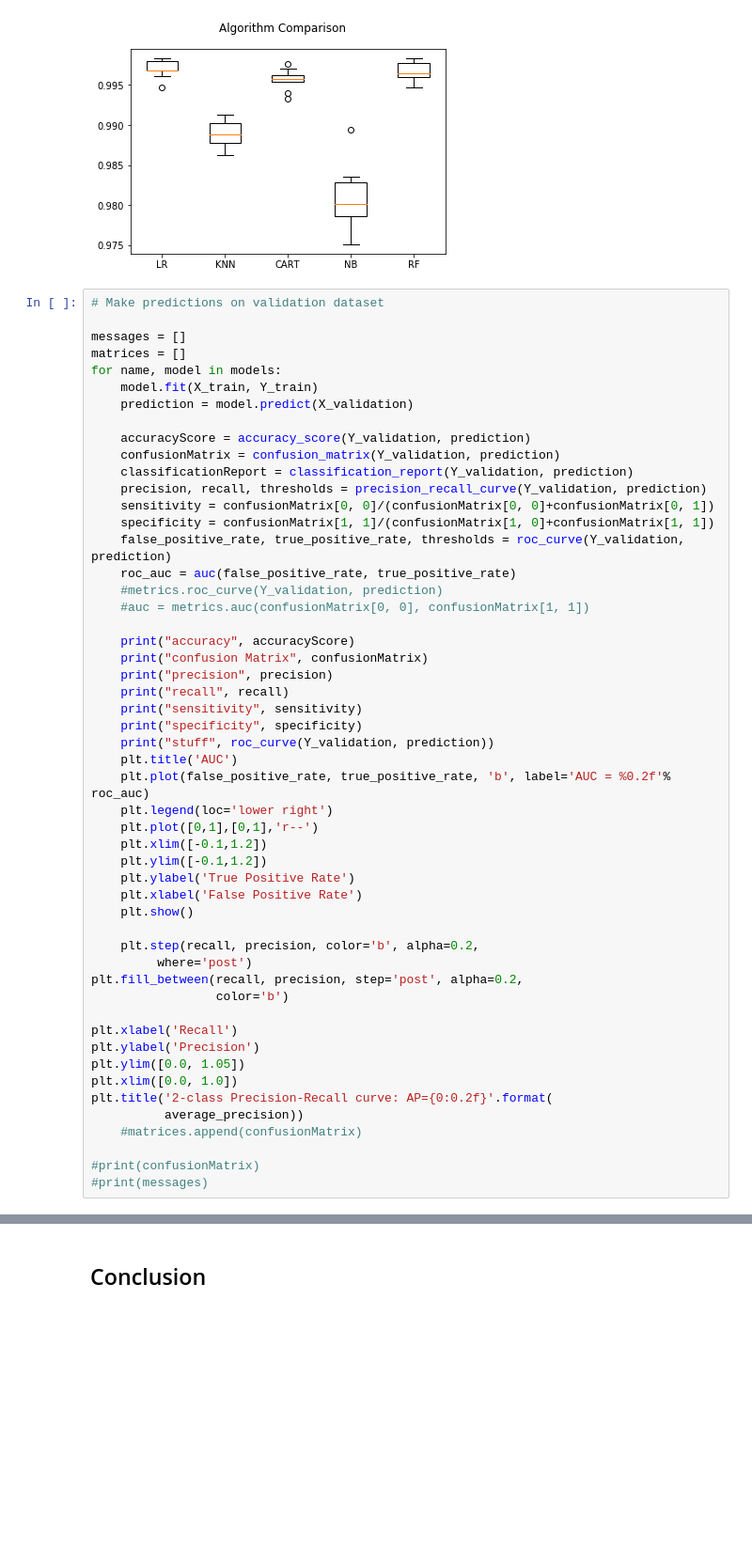
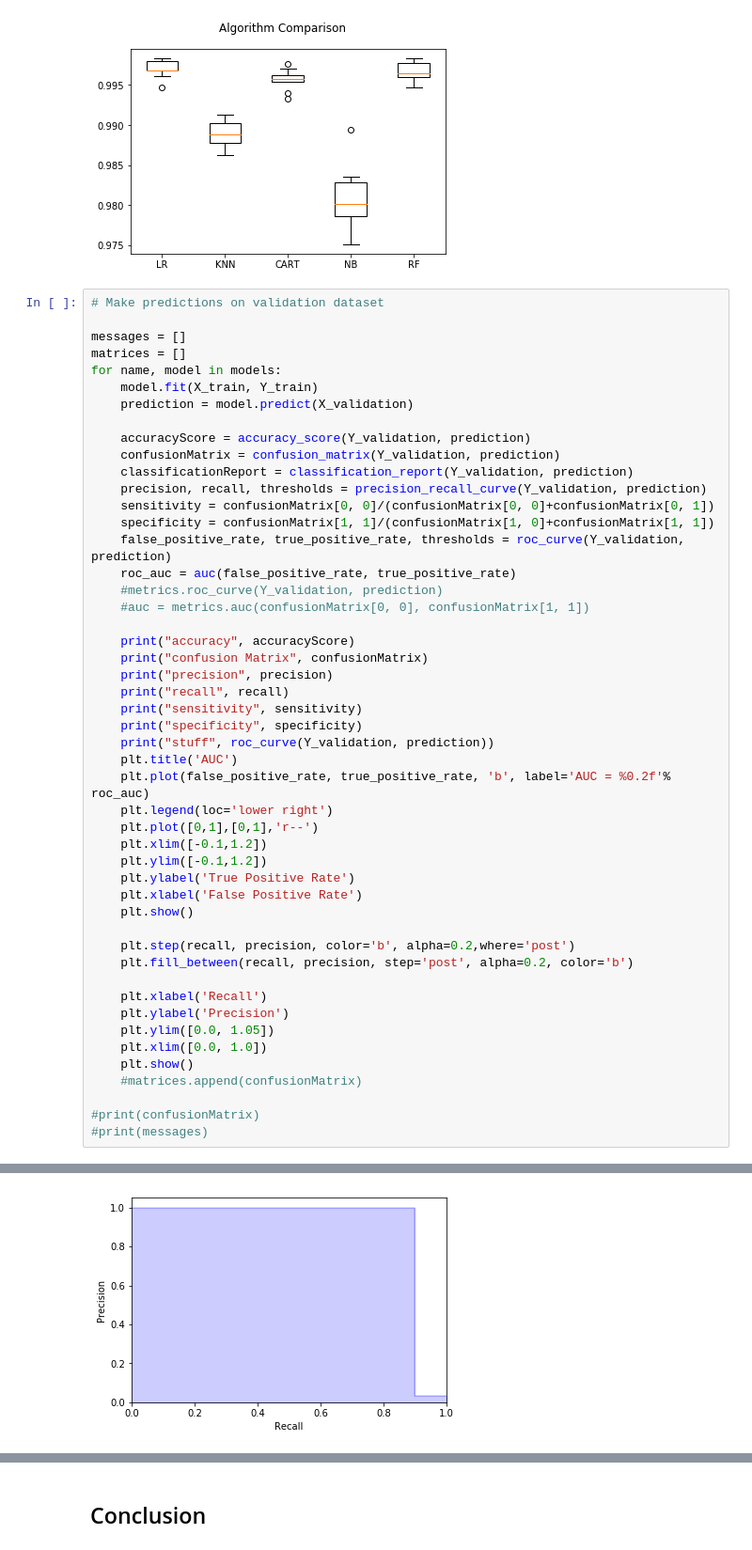
Before and after one commit to TCSS-555-Machine-Learning/Project-3-Sepsis, a Jupyter notebook: Sepsis.ipynb, the cells around one changed output, grey strips where cells are left out. Shown: that part at 94% size. Drawn from its saved outputs; the diff is of its cells as text; blank space fills up the shorter version.

```diff
--- a/Sepsis.ipynb
+++ b/Sepsis.ipynb
@@ -300,43 +300,41 @@ for name, model in models:
     print("precision", precision)
     print("recall", recall)
     print("sensitivity", sensitivity)
     print("specificity", specificity)
     print("stuff", roc_curve(Y_validation, prediction))
     plt.title('AUC')
     plt.plot(false_positive_rate, true_positive_rate, 'b', label='AUC = %0.2f'% roc_auc)
     plt.legend(loc='lower right')
     plt.plot([0,1],[0,1],'r--')
     plt.xlim([-0.1,1.2])
     plt.ylim([-0.1,1.2])
     plt.ylabel('True Positive Rate')
     plt.xlabel('False Positive Rate')
     plt.show()
 
-    plt.step(recall, precision, color='b', alpha=0.2,
-         where='post')
-plt.fill_between(recall, precision, step='post', alpha=0.2,
-                 color='b')
+    plt.step(recall, precision, color='b', alpha=0.2,where='post')
+    plt.fill_between(recall, precision, step='post', alpha=0.2, color='b')
 
-plt.xlabel('Recall')
-plt.ylabel('Precision')
-plt.ylim([0.0, 1.05])
-plt.xlim([0.0, 1.0])
-plt.title('2-class Precision-Recall curve: AP={0:0.2f}'.format(
-          average_precision))
+    plt.xlabel('Recall')
+    plt.ylabel('Precision')
+    plt.ylim([0.0, 1.05])
+    plt.xlim([0.0, 1.0])
+    plt.show()
     #matrices.append(confusionMatrix)
 
 #print(confusionMatrix)
 #print(messages)
 # %% [output]
 accuracy 0.9965183752417794
 confusion Matrix [[9988    0]
  [  36  316]]
 precision [0.03404255 1.         1.        ]
 recall [1.         0.89772727 0.        ]
 sensitivity 1.0
 specificity 0.8977272727272727
 stuff (array([0., 1.]), array([0.89772727, 1.        ]), array([1., 0.]))
 [figure]
+[figure, new version]
 accuracy 0.9895551257253384
 confusion Matrix [[9988    0]
  [ 108  244]]
```
Also changed, not shown: parts of 1 cell of this notebook.
